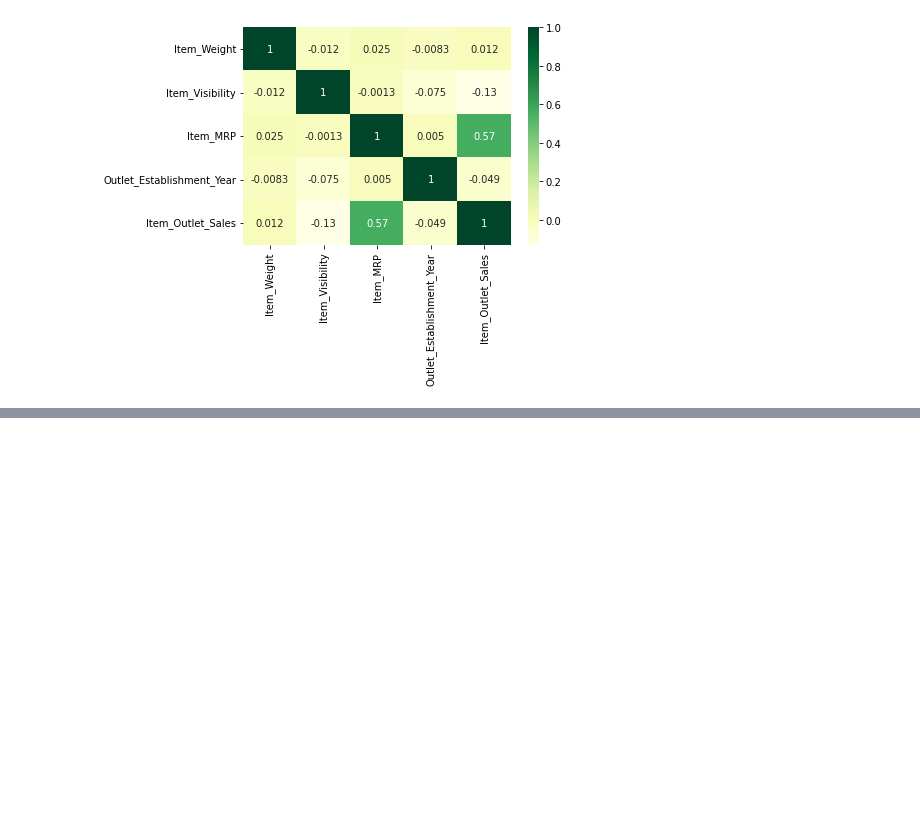
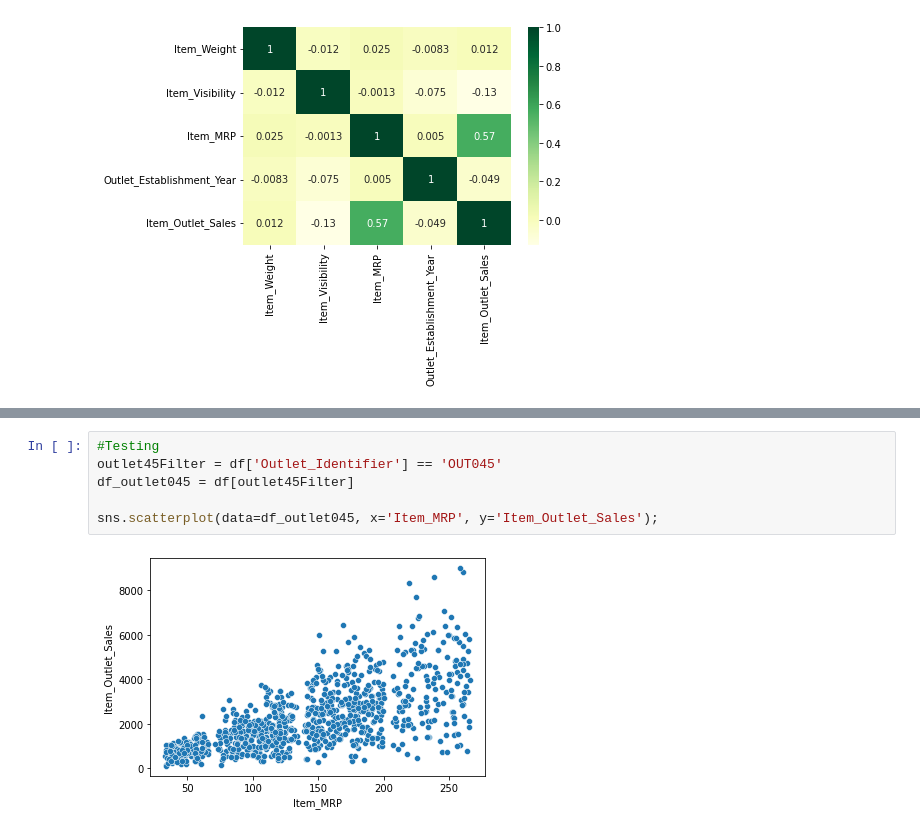
Before and after one commit to s2tandu0p/sales-forecast, a Jupyter notebook: Sales_Predictions.ipynb, the cells around one changed output, grey strips where cells are left out. Drawn from its saved outputs; the diff is of its cells as text; blank space fills up the shorter version.

```diff
--- a/Sales_Predictions.ipynb
+++ b/Sales_Predictions.ipynb
@@ -346,0 +408,8 @@ sns.heatmap(corr, cmap = 'YlGn', annot = True);
+# %%
+#Testing
+outlet45Filter = df['Outlet_Identifier'] == 'OUT045'
+df_outlet045 = df[outlet45Filter]
+
+sns.scatterplot(data=df_outlet045, x='Item_MRP', y='Item_Outlet_Sales');
+# %% [output]
+[figure, added]
```
Also changed, not shown: parts of 15 cells of this notebook.
